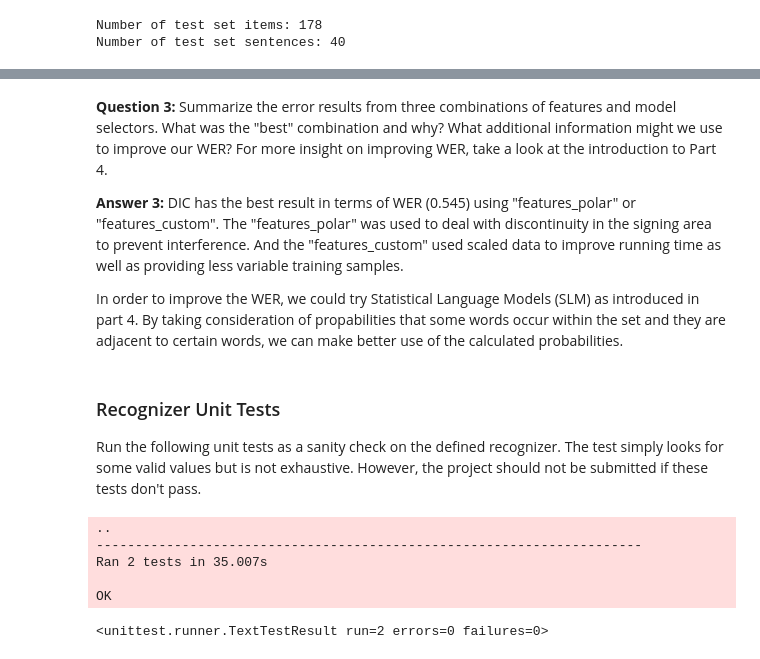
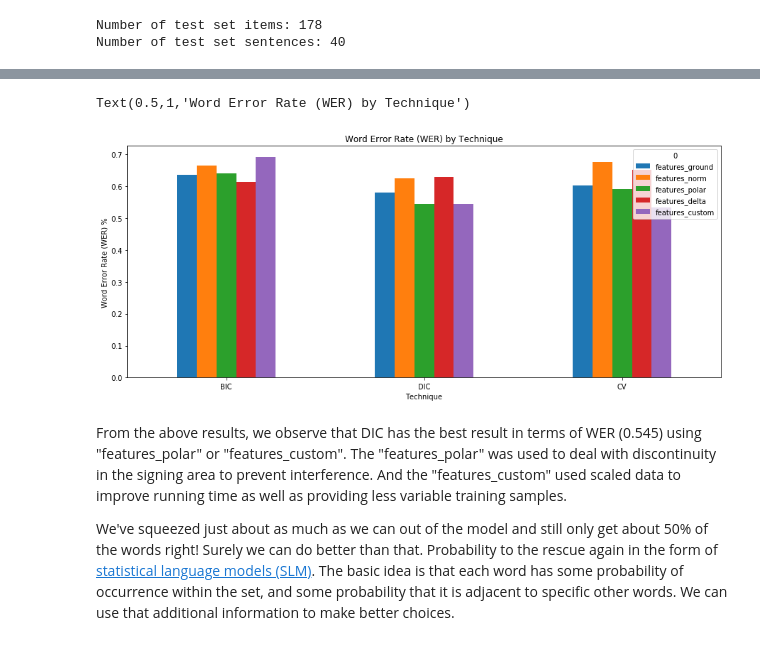
Before and after one commit to wzding/AI_nanodegree, a Jupyter notebook: Sign-Language-Recognition-System/Sign-Language-Recognition-System.ipynb, the cells around one changed output, grey strips where cells are left out. Drawn from its saved outputs; the diff is of its cells as text; code cells hidden in the pictures.

Commit message:
reorganized project

```diff
--- a/Sign-Language-Recognition-System/Sign-Language-Recognition-System.ipynb
+++ b/Sign-Language-Recognition-System/Sign-Language-Recognition-System.ipynb
@@ -656,4 +634,13 @@ For the final project submission, students must implement a recognizer following
 # implement the recognize method in my_recognizer
 from my_recognizer import recognize
 from asl_utils import show_errors
+res = pd.DataFrame(['features_ground', 'features_norm', 'features_polar',
+                    'features_delta', 'features_custom'])
+# Choose a feature set and model selector
+features = {
+    'features_ground': features_ground,
+    'features_norm': features_norm,
+    'features_polar': features_polar,
+    'features_delta': features_delta,
+    'features_custom': features_custom}
 # %%
@@ -767,22 +681,14 @@ Video  Recognized                                                    Correct
+# %%
+plot = res.set_index(0).T.plot(kind='bar', stacked=False,
+                  figsize=(15, 6), rot=1,
+                  title="Distribution of Issues")
+plot.set_xlabel("Technique")
+plot.set_ylabel("Word Error Rate (WER) %")
+plot.set_title("Word Error Rate (WER) by Technique")
+# %% [output]
+Text(0.5,1,'Word Error Rate (WER) by Technique')
+[figure, added]
 # %% [markdown]
-**Question 3:**  Summarize the error results from three combinations of features and model selectors.  What was the "best" combination and why?  What additional information might we use to improve our WER?  For more insight on improving WER, take a look at the introduction to Part 4.
+From the above results, we observe that DIC has the best result in terms of WER (0.545) using "features_polar" or "features_custom". The "features_polar" was used to deal with discontinuity in the signing area to prevent interference. And the "features_custom" used scaled data to improve running time as well as providing less variable training samples.
 
-**Answer 3:**
-DIC has the best result in terms of WER (0.545) using "features_polar" or "features_custom". The "features_polar" was used to deal with discontinuity in the signing area to prevent interference. And the "features_custom" used scaled data to improve running time as well as providing less variable training samples.
-
-In order to improve the WER, we could try Statistical Language Models (SLM) as introduced in part 4. By taking consideration of propabilities that some words occur within the set and they are adjacent to certain words, we can make better use of the calculated probabilities.
+We've squeezed just about as much as we can out of the model and still only get about 50% of the words right! Surely we can do better than that.  Probability to the rescue again in the form of [statistical language models (SLM)](https://en.wikipedia.org/wiki/Language_model).  The basic idea is that each word has some probability of occurrence within the set, and some probability that it is adjacent to specific other words. We can use that additional information to make better choices.
-# %% [markdown]
-<a id='part3_test'></a>
-### Recognizer Unit Tests
-Run the following unit tests as a sanity check on the defined recognizer.  The test simply looks for some valid values but is not exhaustive. However, the project should not be submitted if these tests don't pass.
-# %%
-from asl_test_recognizer import TestRecognize
-suite = unittest.TestLoader().loadTestsFromModule(TestRecognize())
-unittest.TextTestRunner().run(suite)
-# %% [output]
-..
-----------------------------------------------------------------------
-Ran 2 tests in 35.007s
-
-OK
-<unittest.runner.TextTestResult run=2 errors=0 failures=0>
```
Also changed, not shown: parts of 75 cells of this notebook.
